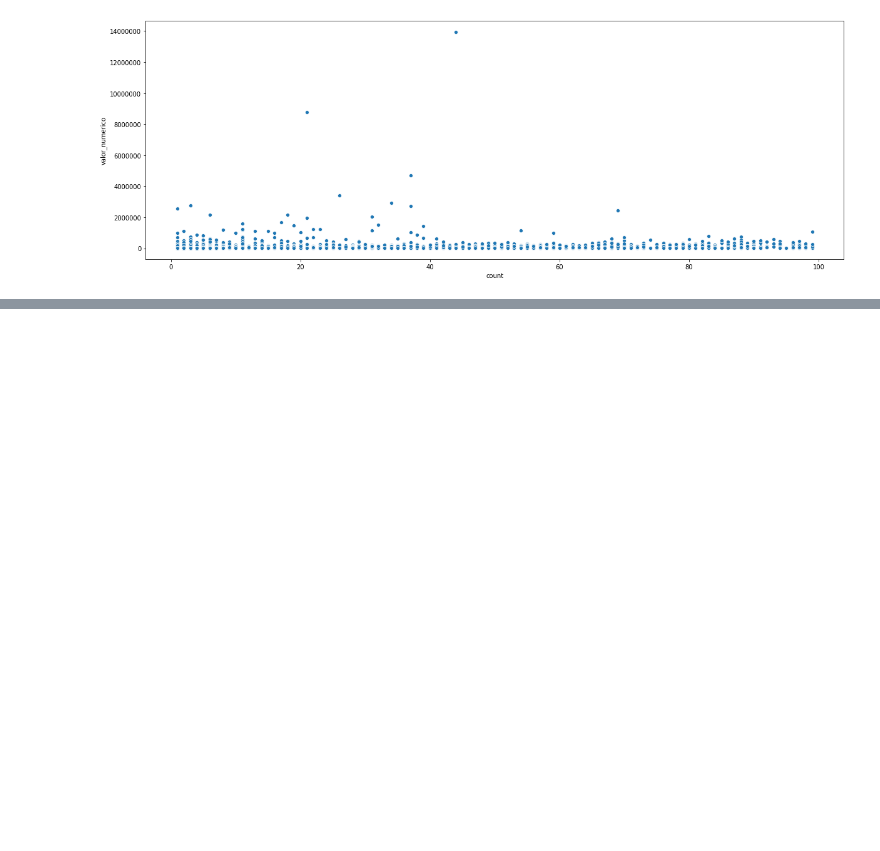
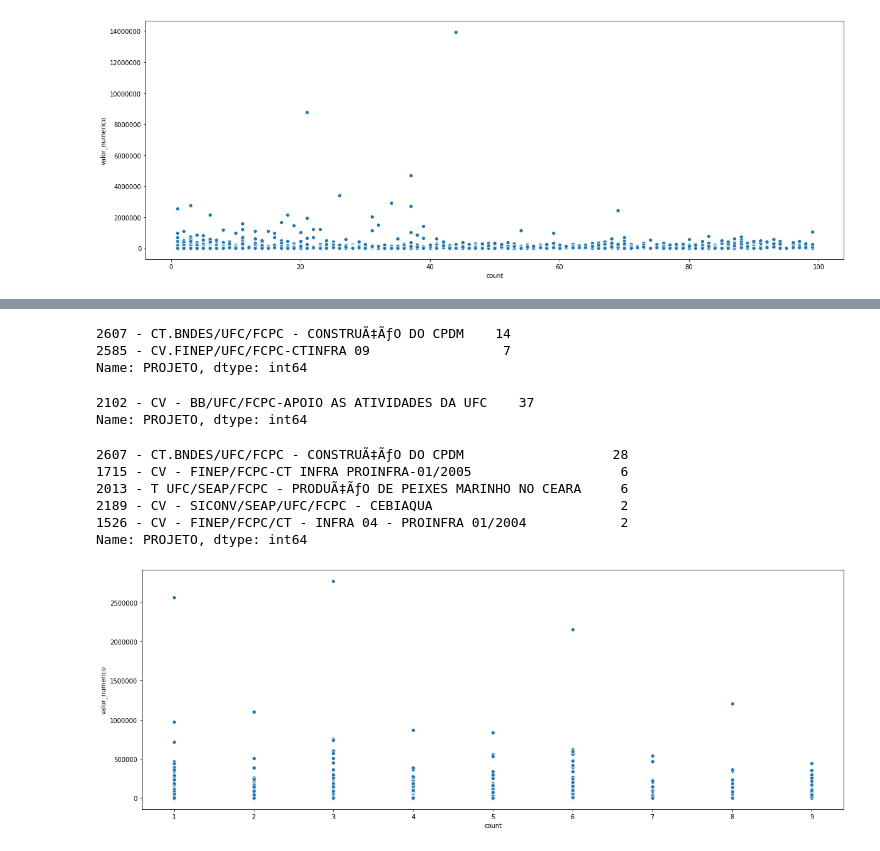
Before and after one commit to tmalveirac/fcpc, a Jupyter notebook: fcpc_analise_projetos.ipynb, the cells around one changed output, grey strips where cells are left out. Drawn from its saved outputs; the diff is of its cells as text; code cells hidden in the pictures; blank space fills up the shorter version.

```diff
--- a/fcpc_analise_projetos.ipynb
+++ b/fcpc_analise_projetos.ipynb
@@ -370,3 +370,29 @@ cpf_cnpj_nome_df.query('count < 50 & valor_numerico > 4000000')
 | 29592 | PJ | ***.05.952/****-82 | BIOTEC SOLUCAO AMBIENTAL INDUS | 21 | 2014-09-03 | 2015-11-30 | $14.88 | $8,769,918.11 |
 | 29675 | PJ | ***.06.246/****-26 | JLJ CONSTRUCAO REPRES. LTDA | 37 | 2012-02-13 | 2013-11-13 | $20.99 | $4,717,262.10 |
 | 30723 | PJ | ***.10.485/****-48 | CONSTRUTORA PLATO LTDA - ME | 44 | 2010-04-26 | 2014-09-30 | $53.16 | $13,954,579.14 |
+# %%
+df.query('NOME == "BIOTEC SOLUCAO AMBIENTAL INDUS"')['PROJETO'].value_counts()
+# %% [output]
+2607 - CT.BNDES/UFC/FCPC - CONSTRUÃ‡ÃƒO DO CPDM    14
+2585 - CV.FINEP/UFC/FCPC-CTINFRA 09                 7
+Name: PROJETO, dtype: int64
+# %%
+df.query('NOME == "JLJ CONSTRUCAO REPRES. LTDA"')['PROJETO'].value_counts()
+# %% [output]
+2102 - CV - BB/UFC/FCPC-APOIO AS ATIVIDADES DA UFC    37
+Name: PROJETO, dtype: int64
+# %%
+df.query('NOME == "CONSTRUTORA PLATO LTDA - ME"')['PROJETO'].value_counts()
+# %% [output]
+2607 - CT.BNDES/UFC/FCPC - CONSTRUÃ‡ÃƒO DO CPDM                   28
+1715 - CV - FINEP/FCPC-CT INFRA PROINFRA-01/2005                   6
+2013 - T UFC/SEAP/FCPC - PRODUÃ‡ÃƒO DE PEIXES MARINHO NO CEARA     6
+2189 - CV - SICONV/SEAP/UFC/FCPC - CEBIAQUA                        2
+1526 - CV - FINEP/FCPC/CT - INFRA 04 - PROINFRA 01/2004            2
+Name: PROJETO, dtype: int64
+# %%
+sns.scatterplot(data= cpf_cnpj_nome_df.query('count < 10'), y='valor_numerico', x='count')
+plt.ticklabel_format(axis="y", style="plain")
+plt.show()
+# %% [output]
+[figure, added]
```
Also changed, not shown: parts of 6 cells of this notebook.
